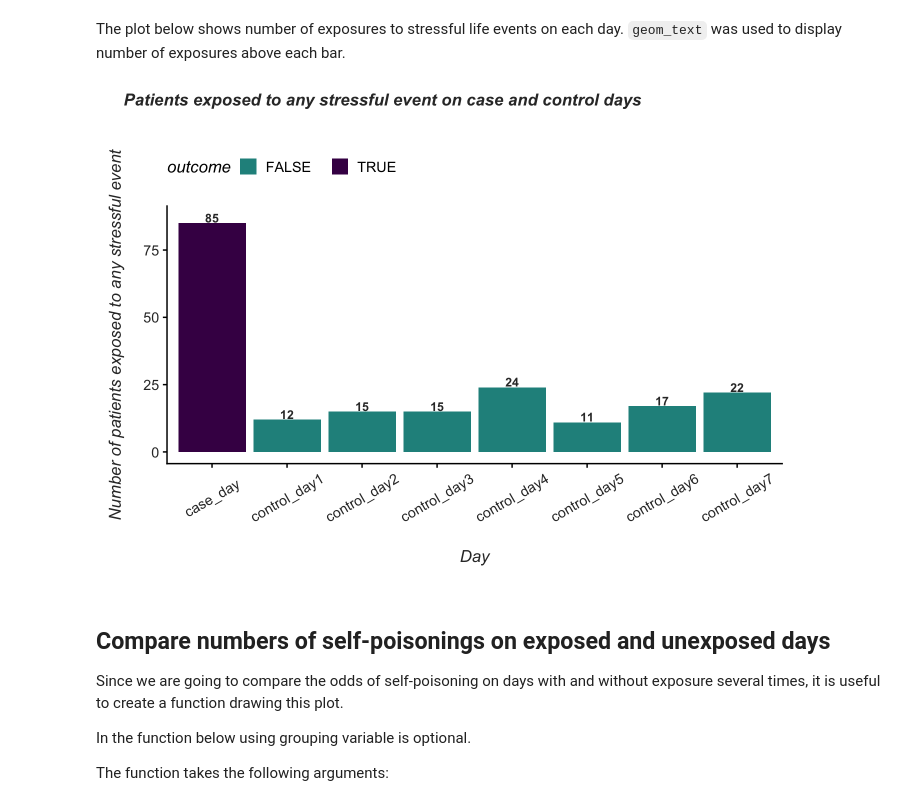
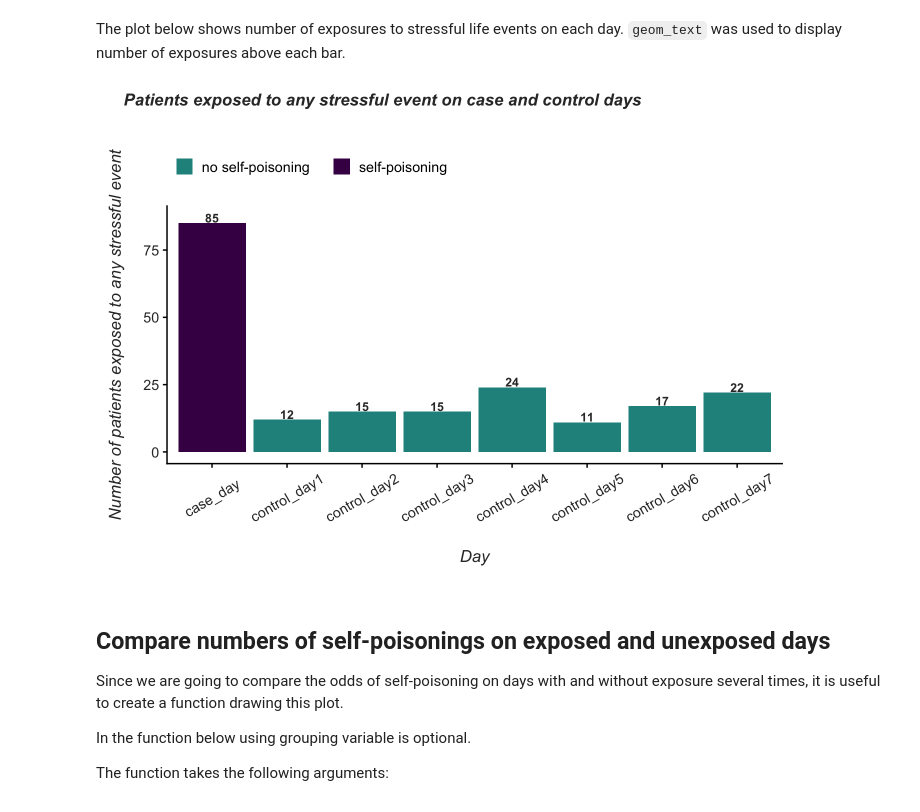
Before and after one commit to odmina/stratified, a Jupyter notebook: stratified.ipynb, the cells around one changed output. Saved outputs shown, nothing was run; the diff lists cells and outputs as text; code cells hidden in the pictures.

```diff
--- a/stratified.ipynb
+++ b/stratified.ipynb
@@ -149,20 +146,21 @@ The plot below shows number of exposures to stressful life events on each day. `
 # %%
 ggplot(data = exposures_per_day, aes(x = day)) +
   geom_bar(aes(weight = count, fill = outcome), show.legend = TRUE) +
   geom_text(aes(y = count, label = count, fontface ="bold"),
     nudge_y = 2,
     size = 3.1,
     hjust = "middle",
     color = "gray20") +
   labs(
     x = "Day",
     y = "Number of patients exposed to any stressful event",
-    title = "Patients exposed to any stressful event on case and control days"
+    title = "Patients exposed to any stressful event on case and control days",
+    fill = element_blank()
   ) +
   theme(axis.text.x = element_text(angle = 30, vjust = 0.5)) +
-  scale_fill_manual(values = c("#21908CFF", "#440154FF"))
+  scale_fill_manual(values = c("#21908CFF", "#440154FF"), labels = c("no self-poisoning", "self-poisoning"))
 # %% [output]
-[figure, old version]
+[figure, new version]
 # %% [markdown]
 ## Compare numbers of self-poisonings on exposed and unexposed days
 
```
Also changed, not shown: parts of 4 cells of this notebook, 1 other file.
